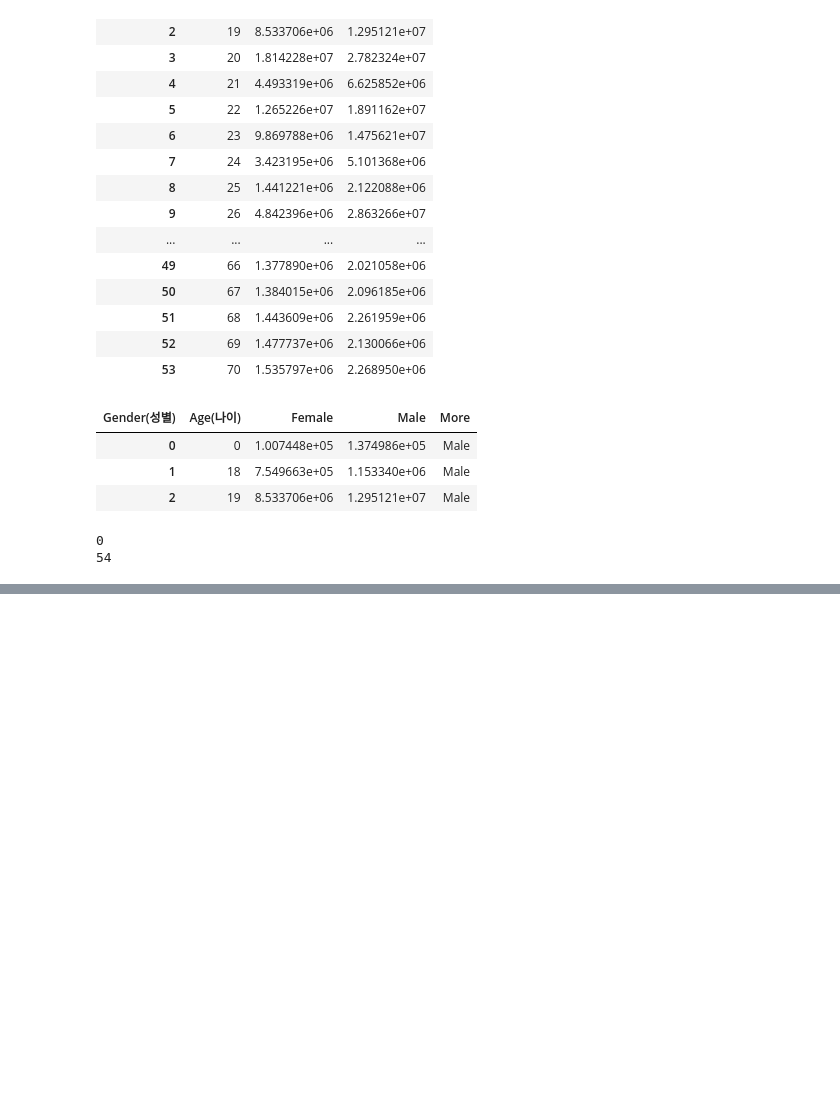
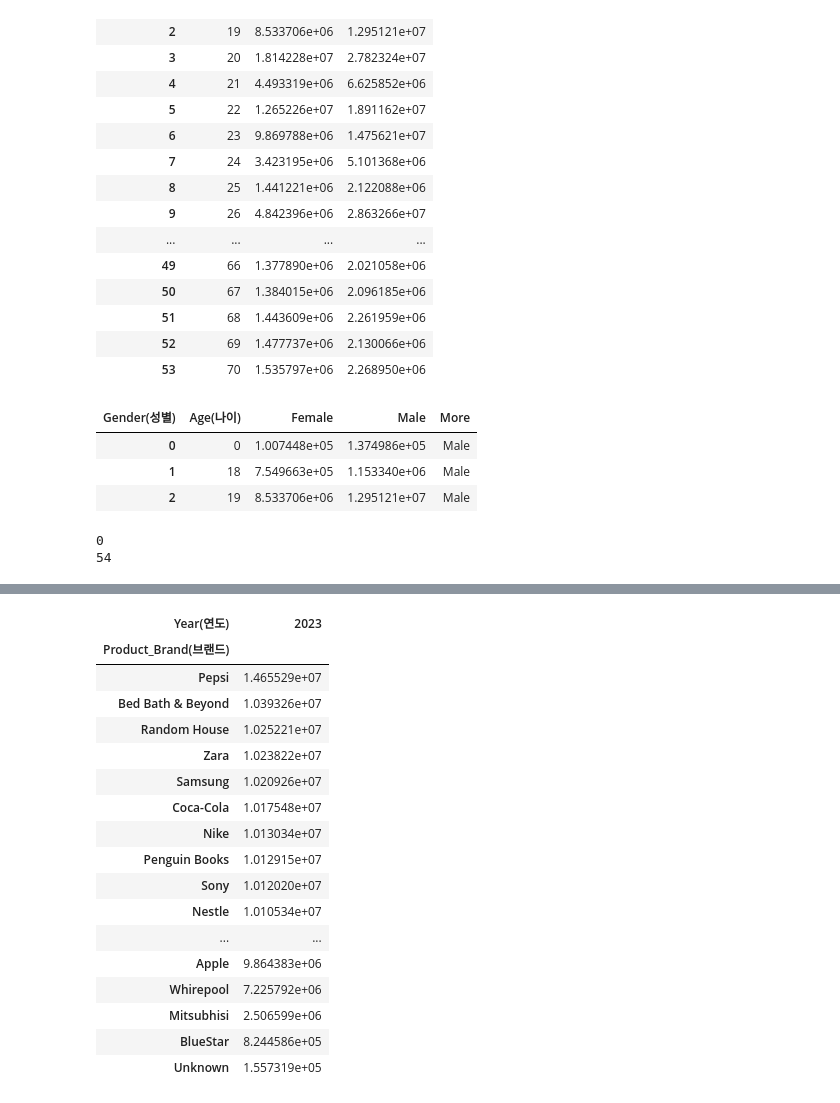
Before and after one commit to youscd/Retail_data_Analysis, a Jupyter notebook: project.ipynb, the cells around one changed output, grey strips where cells are left out. Saved outputs shown, nothing was run; the diff lists cells and outputs as text; code cells hidden in the pictures; blank space fills up the shorter version.

```diff
--- a/project.ipynb
+++ b/project.ipynb
@@ -356,0 +506,21 @@ print(len(regular_gender[regular_gender['More'] == 'Male']))
+# %%
+regular_brand.iloc[:, :1].sort_values(by=(2023), ascending=False)
+# %% [output]
+| Year(연도) | 2023 |
+| Product_Brand(브랜드) |  |
+| Pepsi | 1.465529e+07 |
+| Bed Bath & Beyond | 1.039326e+07 |
+| Random House | 1.025221e+07 |
+| Zara | 1.023822e+07 |
+| Samsung | 1.020926e+07 |
+| Coca-Cola | 1.017548e+07 |
+| Nike | 1.013034e+07 |
+| Penguin Books | 1.012915e+07 |
+| Sony | 1.012020e+07 |
+| Nestle | 1.010534e+07 |
+| ... | ... |
+| Apple | 9.864383e+06 |
+| Whirepool | 7.225792e+06 |
+| Mitsubhisi | 2.506599e+06 |
+| BlueStar | 8.244586e+05 |
+| Unknown | 1.557319e+05 |
```
Also changed, not shown: parts of 17 cells of this notebook.
